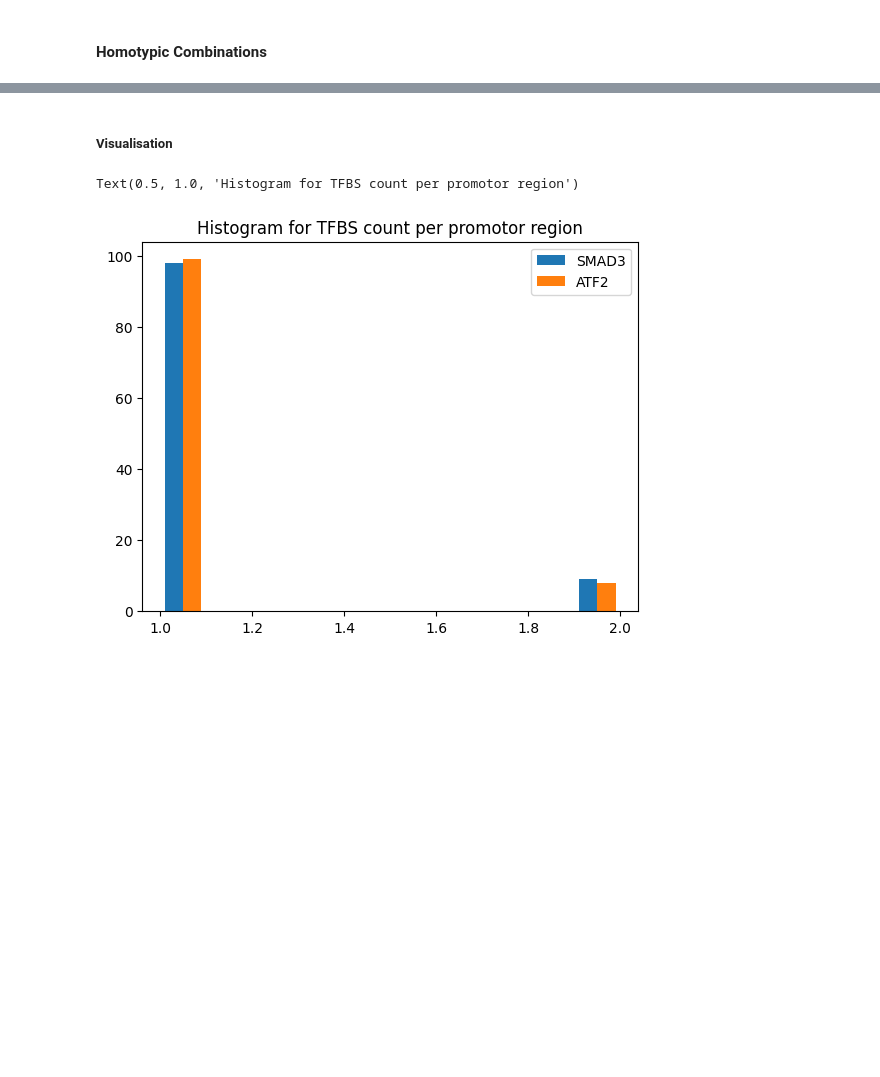
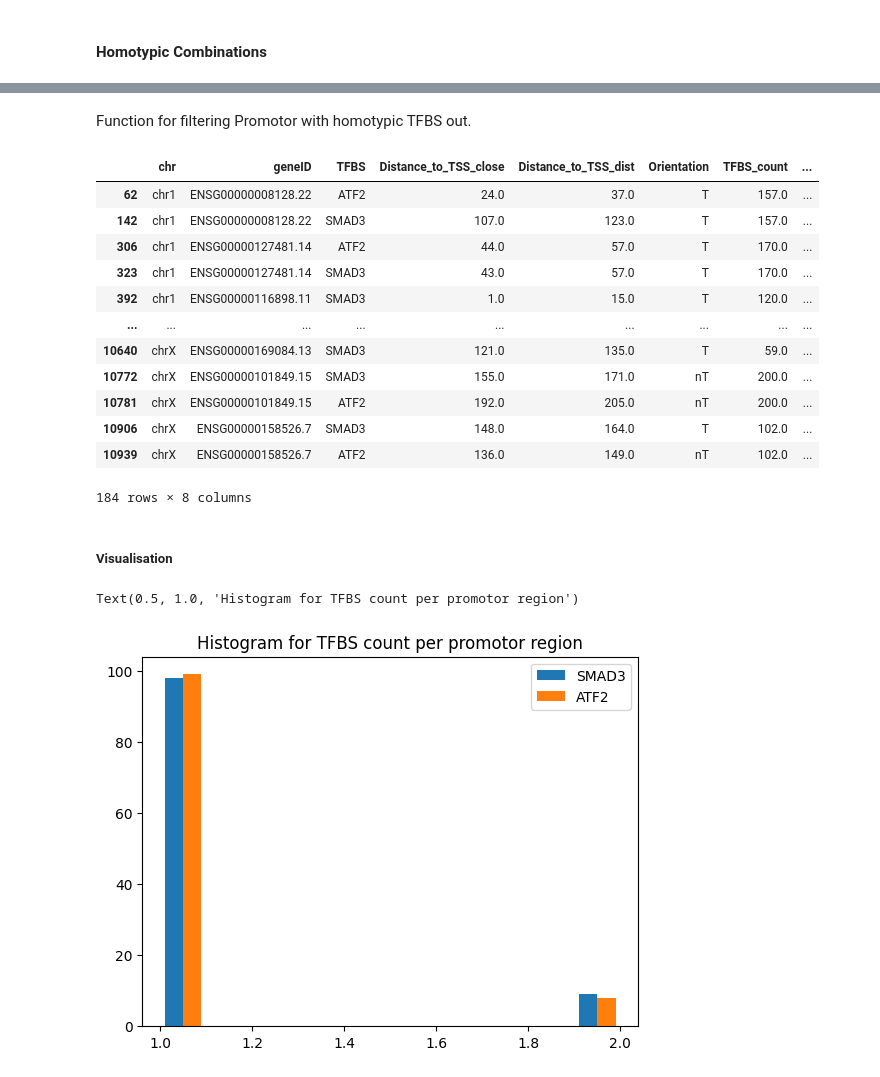
Before and after one commit to JulianMeigen/Bachelor, a Jupyter notebook: 4_Processing_TFBS_Combinations/TFBS_Combinations.ipynb, the cells around one changed output, grey strips where cells are left out. Drawn from its saved outputs; the diff is of its cells as text; code cells hidden in the pictures; blank space fills up the shorter version.

```diff
--- a/4_Processing_TFBS_Combinations/TFBS_Combinations.ipynb
+++ b/4_Processing_TFBS_Combinations/TFBS_Combinations.ipynb
@@ -319,3 +321,38 @@ array([2, 2, 2, 2, 2, 2, 2, 2, 1, 1, 1, 1, 1, 1, 1, 1, 1, 1, 1, 1, 1, 1,
+# %% [markdown]
+Function for filtering Promotor with homotypic TFBS out.
+# %%
+def filter_homotypic(df, tfbs_lst):
+    """"
+    Function that
+    """
+    error_GeneIDs = []
+    for tf in tfbs_lst:
+        tf_homo = df[df["TFBS"]==tf]
+        geneID, tf_homo_counts = np.unique(tf_homo["geneID"], return_counts=True)
+        error_geneID = geneID[tf_homo_counts != 1]
+        error_GeneIDs= np.append(error_GeneIDs, error_geneID)
+
+    GeneIDs_not_in_error_GeneIDS = ~df["geneID"].isin(np.unique(error_GeneIDs))
+    filtered_df = df[GeneIDs_not_in_error_GeneIDS]
+
+    return filtered_df
+# %%
+no_homo_atf_smad_df = filter_homotypic(only_atf_smad, tfbs_lst)
+no_homo_atf_smad_df
+# %% [output]
+|  | chr | geneID | TFBS | Distance_to_TSS_close | Distance_to_TSS_dist | Orientation | TFBS_count | ... |
+| 62 | chr1 | ENSG00000008128.22 | ATF2 | 24.0 | 37.0 | T | 157.0 | ... |
+| 142 | chr1 | ENSG00000008128.22 | SMAD3 | 107.0 | 123.0 | T | 157.0 | ... |
+| 306 | chr1 | ENSG00000127481.14 | ATF2 | 44.0 | 57.0 | T | 170.0 | ... |
+| 323 | chr1 | ENSG00000127481.14 | SMAD3 | 43.0 | 57.0 | T | 170.0 | ... |
+| 392 | chr1 | ENSG00000116898.11 | SMAD3 | 1.0 | 15.0 | T | 120.0 | ... |
+| ... | ... | ... | ... | ... | ... | ... | ... | ... |
+| 10640 | chrX | ENSG00000169084.13 | SMAD3 | 121.0 | 135.0 | T | 59.0 | ... |
+| 10772 | chrX | ENSG00000101849.15 | SMAD3 | 155.0 | 171.0 | nT | 200.0 | ... |
+| 10781 | chrX | ENSG00000101849.15 | ATF2 | 192.0 | 205.0 | nT | 200.0 | ... |
+| 10906 | chrX | ENSG00000158526.7 | SMAD3 | 148.0 | 164.0 | T | 102.0 | ... |
+| 10939 | chrX | ENSG00000158526.7 | ATF2 | 136.0 | 149.0 | nT | 102.0 | ... |
+184 rows × 8 columns
 # %% [markdown]
 ##### Visualisation
 # %%
```
Also changed, not shown: parts of 12 cells of this notebook, 1 other file.
